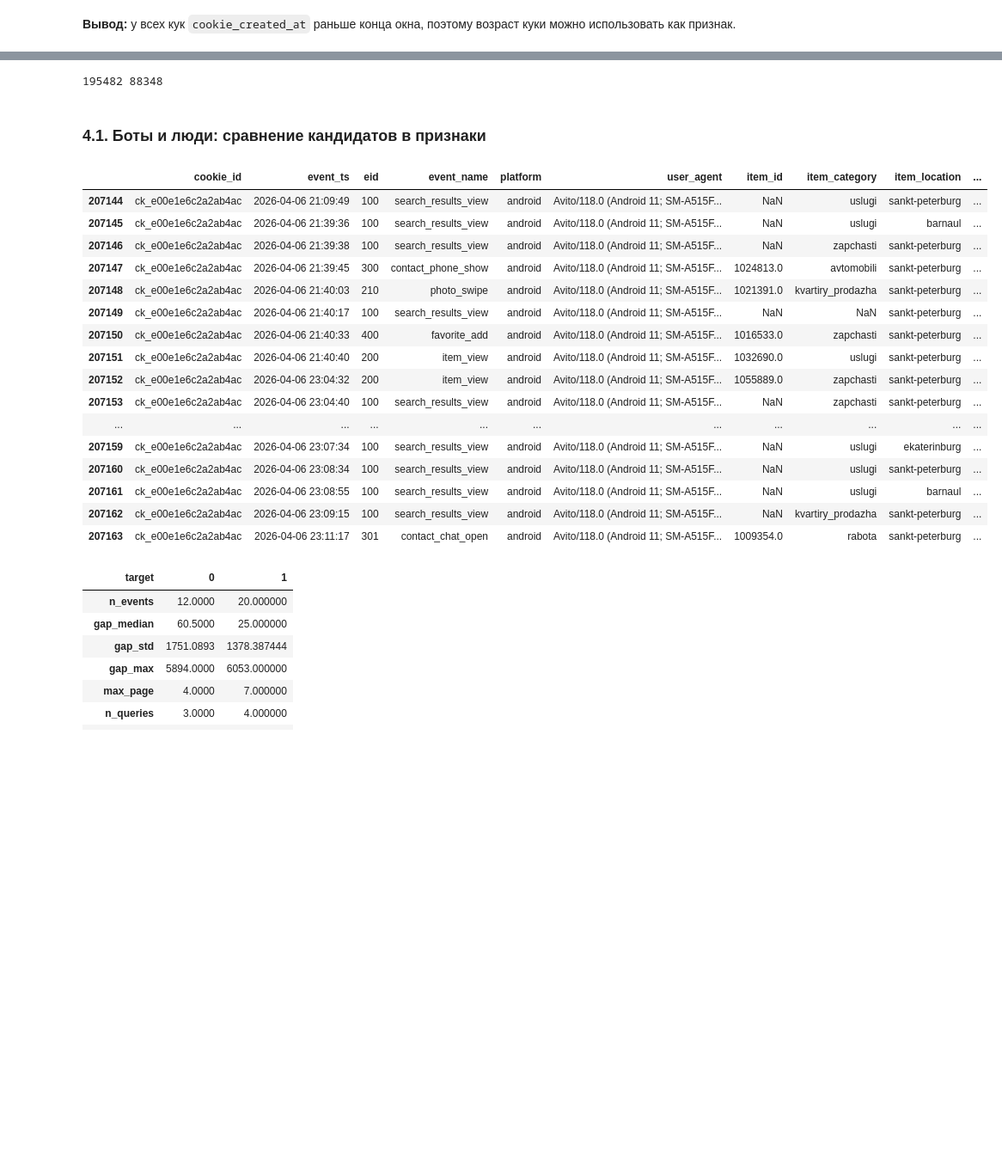
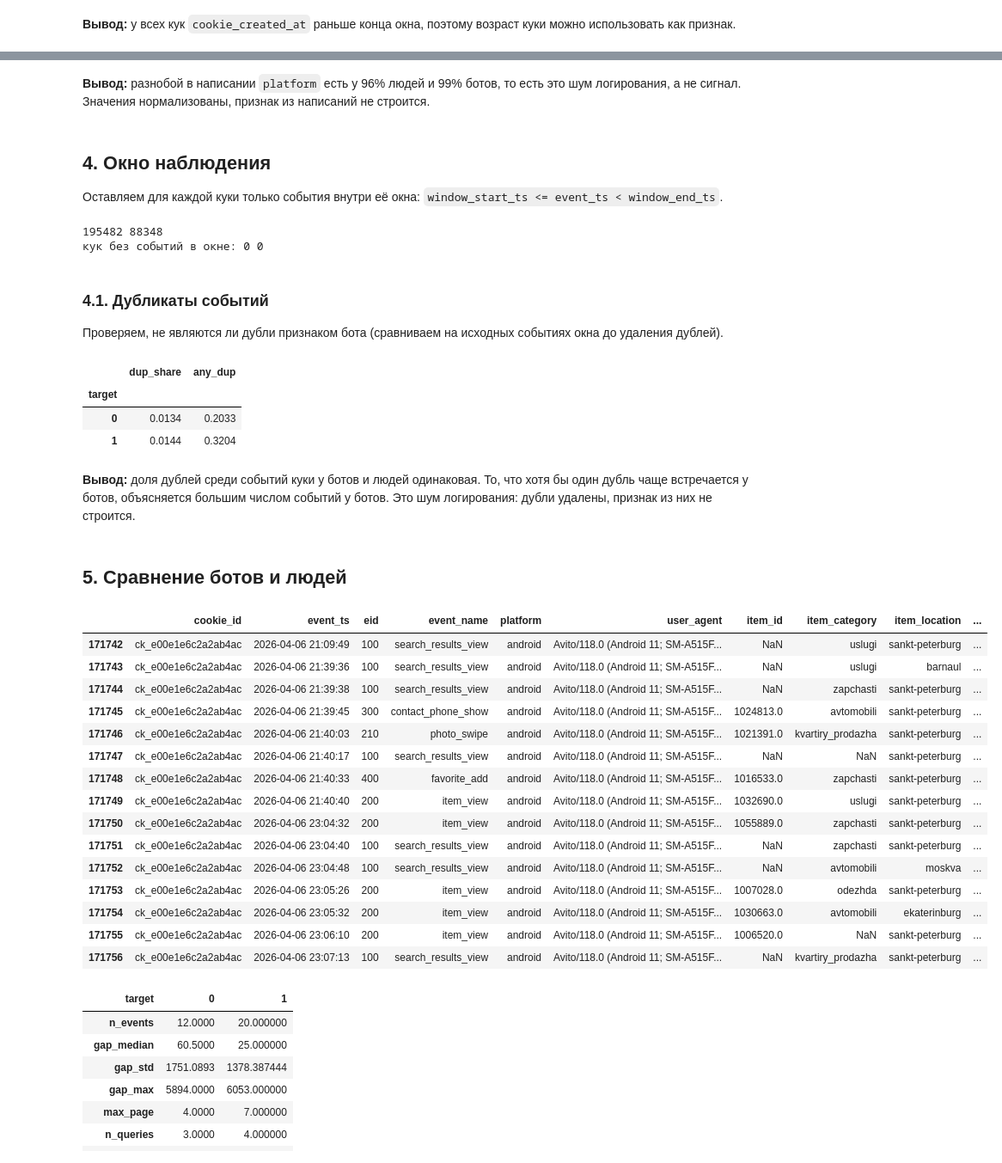
Before and after one commit to xloned/avito-bot-detection-challenge, a Jupyter notebook: solution.ipynb, the cells around one changed output, grey strips where cells are left out. Shown at 86% size. Saved outputs shown, nothing was run; the diff lists cells and outputs as text; code cells hidden in the pictures; blank space fills up the shorter version.

```diff
--- a/solution.ipynb
+++ b/solution.ipynb
@@ -45,9 +54,11 @@ print('доля ботов в train:', train.target.mean().round(4))
 events['platform_raw'] = events.platform
 events['platform'] = events.platform.str.lower().replace({'iphone': 'ios', 'desktop': 'web'})
 events = events.sort_values(['cookie_id', 'event_ts']).reset_index(drop=True)
+
 dup_cols = [c for c in events.columns if c != 'platform_raw']
-events['is_dup'] = events.duplicated(subset=dup_cols)
-events = events[~events.is_dup].drop(columns=['is_dup'])
+is_dup = events.duplicated(subset=dup_cols)
+print('полных дубликатов:', is_dup.sum(), f'({is_dup.mean():.1%})')
+events = events[~is_dup].reset_index(drop=True)
 
 events.platform.value_counts()
 # %% [output]
@@ -122,40 +164,65 @@ test 0
+# %% [markdown]
+**Вывод:** разнобой в написании `platform` есть у 96% людей и 99% ботов, то есть это шум логирования, а не сигнал. Значения нормализованы, признак из написаний не строится.
+# %% [markdown]
+## 4. Окно наблюдения
+
+Оставляем для каждой куки только события внутри её окна: `window_start_ts <= event_ts < window_end_ts`.
 # %%
 def events_in_window(events, meta):
     """Оставляет события каждой куки внутри её окна: window_start_ts <= event_ts < window_end_ts."""
     ev = events.merge(meta[['cookie_id', 'window_start_ts', 'window_end_ts']], on='cookie_id')
-    return ev[(ev.event_ts >= ev.window_start_ts) & (ev.event_ts < ev.window_end_ts)]
+    ev = ev[(ev.event_ts >= ev.window_start_ts) & (ev.event_ts < ev.window_end_ts)]
+    return ev.sort_values(['cookie_id', 'event_ts'], kind='mergesort').reset_index(drop=True)
 
 
 ev_tr = events_in_window(events, train)
 ev_te = events_in_window(events, test)
 print(len(ev_tr), len(ev_te))
+print('кук без событий в окне:', (~train.cookie_id.isin(ev_tr.cookie_id)).sum(), (~test.cookie_id.isin(ev_te.cookie_id)).sum())
 # %% [output]
 195482 88348
+кук без событий в окне: 0 0
-# %% [markdown]
-### 4.1. Боты и люди: сравнение кандидатов в признаки
+# %% [markdown]
+### 4.1. Дубликаты событий
+
+Проверяем, не являются ли дубли признаком бота (сравниваем на исходных событиях окна до удаления дублей).
+# %%
+raw = pd.read_csv(EVENTS_PATH, parse_dates=['event_ts'])
+raw = events_in_window(raw, train).merge(train[['cookie_id', 'target']], on='cookie_id')
+raw['is_dup'] = raw.drop(columns=['target']).duplicated()
+d = raw.groupby('cookie_id').agg(target=('target', 'first'), dup_share=('is_dup', 'mean'), any_dup=('is_dup', 'max'))
+d.groupby('target')[['dup_share', 'any_dup']].mean().round(4)
+# %% [output]
+|  | dup_share | any_dup |
+| target |  |  |
+| 0 | 0.0134 | 0.2033 |
+| 1 | 0.0144 | 0.3204 |
+# %% [markdown]
+**Вывод:** доля дублей среди событий куки у ботов и людей одинаковая. То, что хотя бы один дубль чаще встречается у ботов, объясняется большим числом событий у ботов. Это шум логирования: дубли удалены, признак из них не строится.
+# %% [markdown]
+## 5. Сравнение ботов и людей
 # %%
 def show_cookie(cookie_id):
     """Показывает события одной куки внутри окна по порядку времени."""
-    return ev_tr[ev_tr.cookie_id == cookie_id].sort_values('event_ts')
+    return ev_tr[ev_tr.cookie_id == cookie_id]
 
 
-show_cookie(train[train.target == 1].cookie_id.iloc[0])
+show_cookie(train[train.target == 1].cookie_id.iloc[0]).head(15)
 # %% [output]
 |  | cookie_id | event_ts | eid | event_name | platform | user_agent | item_id | item_category | item_location | ... |
-| 207144 | ck_e00e1e6c2a2ab4ac | 2026-04-06 21:09:49 | 100 | search_results_view | android | Avito/118.0 (Android 11; SM-A515F... | NaN | uslugi | sankt-peterburg | ... |
-| 207145 | ck_e00e1e6c2a2ab4ac | 2026-04-06 21:39:36 | 100 | search_results_view | android | Avito/118.0 (Android 11; SM-A515F... | NaN | uslugi | barnaul | ... |
-| 207146 | ck_e00e1e6c2a2ab4ac | 2026-04-06 21:39:38 | 100 | search_results_view | android | Avito/118.0 (Android 11; SM-A515F... | NaN | zapchasti | sankt-peterburg | ... |
-| 207147 | ck_e00e1e6c2a2ab4ac | 2026-04-06 21:39:45 | 300 | contact_phone_show | android | Avito/118.0 (Android 11; SM-A515F... | 1024813.0 | avtomobili | sankt-peterburg | ... |
-| 207148 | ck_e00e1e6c2a2ab4ac | 2026-04-06 21:40:03 | 210 | photo_swipe | android | Avito/118.0 (Android 11; SM-A515F... | 1021391.0 | kvartiry_prodazha | sankt-peterburg | ... |
-| 207149 | ck_e00e1e6c2a2ab4ac | 2026-04-06 21:40:17 | 100 | search_results_view | android | Avito/118.0 (Android 11; SM-A515F... | NaN | NaN | sankt-peterburg | ... |
-| 207150 | ck_e00e1e6c2a2ab4ac | 2026-04-06 21:40:33 | 400 | favorite_add | android | Avito/118.0 (Android 11; SM-A515F... | 1016533.0 | zapchasti | sankt-peterburg | ... |
-| 207151 | ck_e00e1e6c2a2ab4ac | 2026-04-06 21:40:40 | 200 | item_view | android | Avito/118.0 (Android 11; SM-A515F... | 1032690.0 | uslugi | sankt-peterburg | ... |
-| 207152 | ck_e00e1e6c2a2ab4ac | 2026-04-06 23:04:32 | 200 | item_view | android | Avito/118.0 (Android 11; SM-A515F... | 1055889.0 | zapchasti | sankt-peterburg | ... |
-| 207153 | ck_e00e1e6c2a2ab4ac | 2026-04-06 23:04:40 | 100 | search_results_view | android | Avito/118.0 (Android 11; SM-A515F... | NaN | zapchasti | sankt-peterburg | ... |
-| ... | ... | ... | ... | ... | ... | ... | ... | ... | ... | ... |
-| 207159 | ck_e00e1e6c2a2ab4ac | 2026-04-06 23:07:34 | 100 | search_results_view | android | Avito/118.0 (Android 11; SM-A515F... | NaN | uslugi | ekaterinburg | ... |
-| 207160 | ck_e00e1e6c2a2ab4ac | 2026-04-06 23:08:34 | 100 | search_results_view | android | Avito/118.0 (Android 11; SM-A515F... | NaN | uslugi | sankt-peterburg | ... |
-| 207161 | ck_e00e1e6c2a2ab4ac | 2026-04-06 23:08:55 | 100 | search_results_view | android | Avito/118.0 (Android 11; SM-A515F... | NaN | uslugi | barnaul | ... |
-| 207162 | ck_e00e1e6c2a2ab4ac | 2026-04-06 23:09:15 | 100 | search_results_view | android | Avito/118.0 (Android 11; SM-A515F... | NaN | kvartiry_prodazha | sankt-peterburg | ... |
-| 207163 | ck_e00e1e6c2a2ab4ac | 2026-04-06 23:11:17 | 301 | contact_chat_open | android | Avito/118.0 (Android 11; SM-A515F... | 1009354.0 | rabota | sankt-peterburg | ... |
+| 171742 | ck_e00e1e6c2a2ab4ac | 2026-04-06 21:09:49 | 100 | search_results_view | android | Avito/118.0 (Android 11; SM-A515F... | NaN | uslugi | sankt-peterburg | ... |
+| 171743 | ck_e00e1e6c2a2ab4ac | 2026-04-06 21:39:36 | 100 | search_results_view | android | Avito/118.0 (Android 11; SM-A515F... | NaN | uslugi | barnaul | ... |
+| 171744 | ck_e00e1e6c2a2ab4ac | 2026-04-06 21:39:38 | 100 | search_results_view | android | Avito/118.0 (Android 11; SM-A515F... | NaN | zapchasti | sankt-peterburg | ... |
+| 171745 | ck_e00e1e6c2a2ab4ac | 2026-04-06 21:39:45 | 300 | contact_phone_show | android | Avito/118.0 (Android 11; SM-A515F... | 1024813.0 | avtomobili | sankt-peterburg | ... |
+| 171746 | ck_e00e1e6c2a2ab4ac | 2026-04-06 21:40:03 | 210 | photo_swipe | android | Avito/118.0 (Android 11; SM-A515F... | 1021391.0 | kvartiry_prodazha | sankt-peterburg | ... |
+| 171747 | ck_e00e1e6c2a2ab4ac | 2026-04-06 21:40:17 | 100 | search_results_view | android | Avito/118.0 (Android 11; SM-A515F... | NaN | NaN | sankt-peterburg | ... |
+| 171748 | ck_e00e1e6c2a2ab4ac | 2026-04-06 21:40:33 | 400 | favorite_add | android | Avito/118.0 (Android 11; SM-A515F... | 1016533.0 | zapchasti | sankt-peterburg | ... |
+| 171749 | ck_e00e1e6c2a2ab4ac | 2026-04-06 21:40:40 | 200 | item_view | android | Avito/118.0 (Android 11; SM-A515F... | 1032690.0 | uslugi | sankt-peterburg | ... |
+| 171750 | ck_e00e1e6c2a2ab4ac | 2026-04-06 23:04:32 | 200 | item_view | android | Avito/118.0 (Android 11; SM-A515F... | 1055889.0 | zapchasti | sankt-peterburg | ... |
+| 171751 | ck_e00e1e6c2a2ab4ac | 2026-04-06 23:04:40 | 100 | search_results_view | android | Avito/118.0 (Android 11; SM-A515F... | NaN | zapchasti | sankt-peterburg | ... |
+| 171752 | ck_e00e1e6c2a2ab4ac | 2026-04-06 23:04:48 | 100 | search_results_view | android | Avito/118.0 (Android 11; SM-A515F... | NaN | avtomobili | moskva | ... |
+| 171753 | ck_e00e1e6c2a2ab4ac | 2026-04-06 23:05:26 | 200 | item_view | android | Avito/118.0 (Android 11; SM-A515F... | 1007028.0 | odezhda | sankt-peterburg | ... |
+| 171754 | ck_e00e1e6c2a2ab4ac | 2026-04-06 23:05:32 | 200 | item_view | android | Avito/118.0 (Android 11; SM-A515F... | 1030663.0 | avtomobili | ekaterinburg | ... |
+| 171755 | ck_e00e1e6c2a2ab4ac | 2026-04-06 23:06:10 | 200 | item_view | android | Avito/118.0 (Android 11; SM-A515F... | 1006520.0 | NaN | sankt-peterburg | ... |
+| 171756 | ck_e00e1e6c2a2ab4ac | 2026-04-06 23:07:13 | 100 | search_results_view | android | Avito/118.0 (Android 11; SM-A515F... | NaN | kvartiry_prodazha | sankt-peterburg | ... |
 # %%
```
Also changed, not shown: parts of 48 cells of this notebook, 2 other files.
